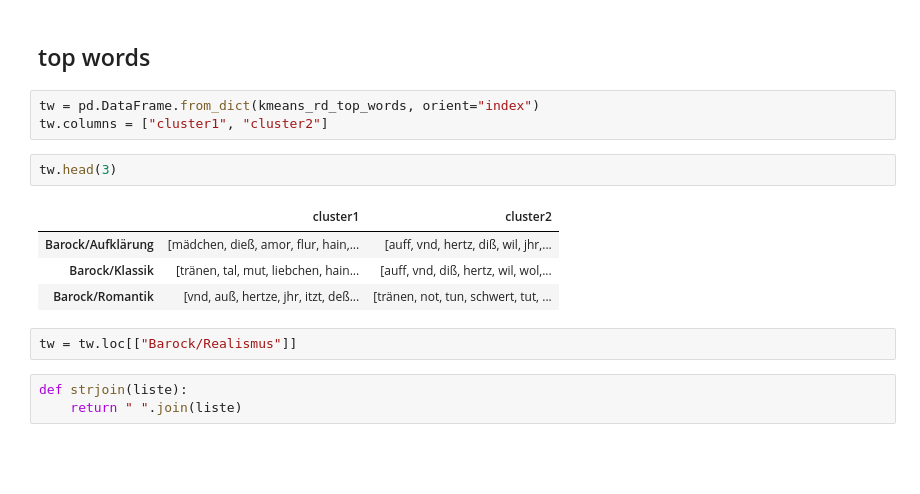
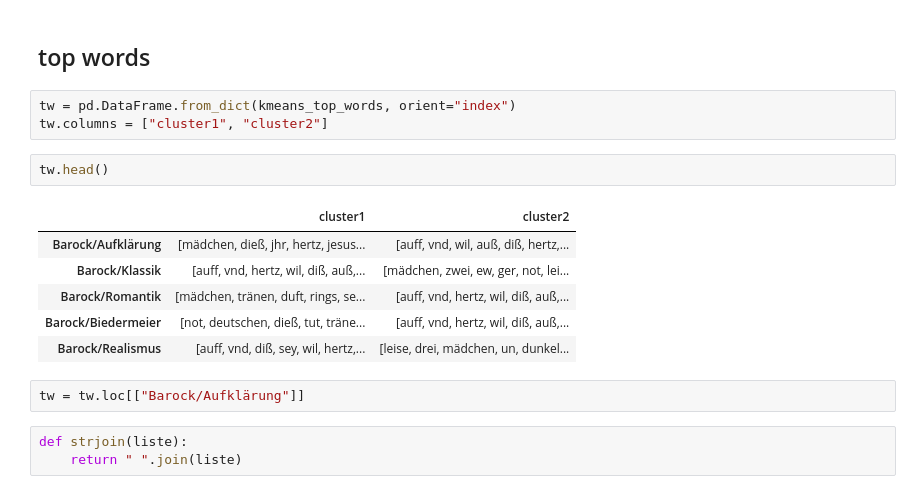
Before and after one commit to realjanpaulus/clusterpoems, a Jupyter notebook: app/evaluation.ipynb, the cells around one changed output. Saved outputs shown, nothing was run; the diff lists cells and outputs as text; blank space fills up the shorter version.

```diff
--- a/app/clustering_evaluation.ipynb
+++ b/app/evaluation.ipynb
@@ -205,17 +189,19 @@ Biedermeier: 4%
 # %% [markdown]
 ## top words
 # %%
-tw = pd.DataFrame.from_dict(kmeans_rd_top_words, orient="index")
+tw = pd.DataFrame.from_dict(kmeans_top_words, orient="index")
 tw.columns = ["cluster1", "cluster2"]
 # %%
-tw.head(3)
+tw.head()
 # %% [output]
 |  | cluster1 | cluster2 |
-| Barock/Aufklärung | [mädchen, dieß, amor, flur, hain,... | [auff, vnd, hertz, diß, wil, jhr,... |
-| Barock/Klassik | [tränen, tal, mut, liebchen, hain... | [auff, vnd, diß, hertz, wil, wol,... |
-| Barock/Romantik | [vnd, auß, hertze, jhr, itzt, deß... | [tränen, not, tun, schwert, tut, ... |
+| Barock/Aufklärung | [mädchen, dieß, jhr, hertz, jesus... | [auff, vnd, wil, auß, diß, hertz,... |
+| Barock/Klassik | [auff, vnd, hertz, wil, diß, auß,... | [mädchen, zwei, ew, ger, not, lei... |
+| Barock/Romantik | [mädchen, tränen, duft, rings, se... | [auff, vnd, hertz, wil, diß, auß,... |
+| Barock/Biedermeier | [not, deutschen, dieß, tut, träne... | [auff, vnd, hertz, wil, diß, auß,... |
+| Barock/Realismus | [auff, vnd, diß, sey, wil, hertz,... | [leise, drei, mädchen, un, dunkel... |
 # %%
-tw = tw.loc[["Barock/Realismus"]]
+tw = tw.loc[["Barock/Aufklärung"]]
 # %%
 def strjoin(liste):
     return " ".join(liste)
```
Also changed, not shown: parts of 18 cells of this notebook, 14 other files.
